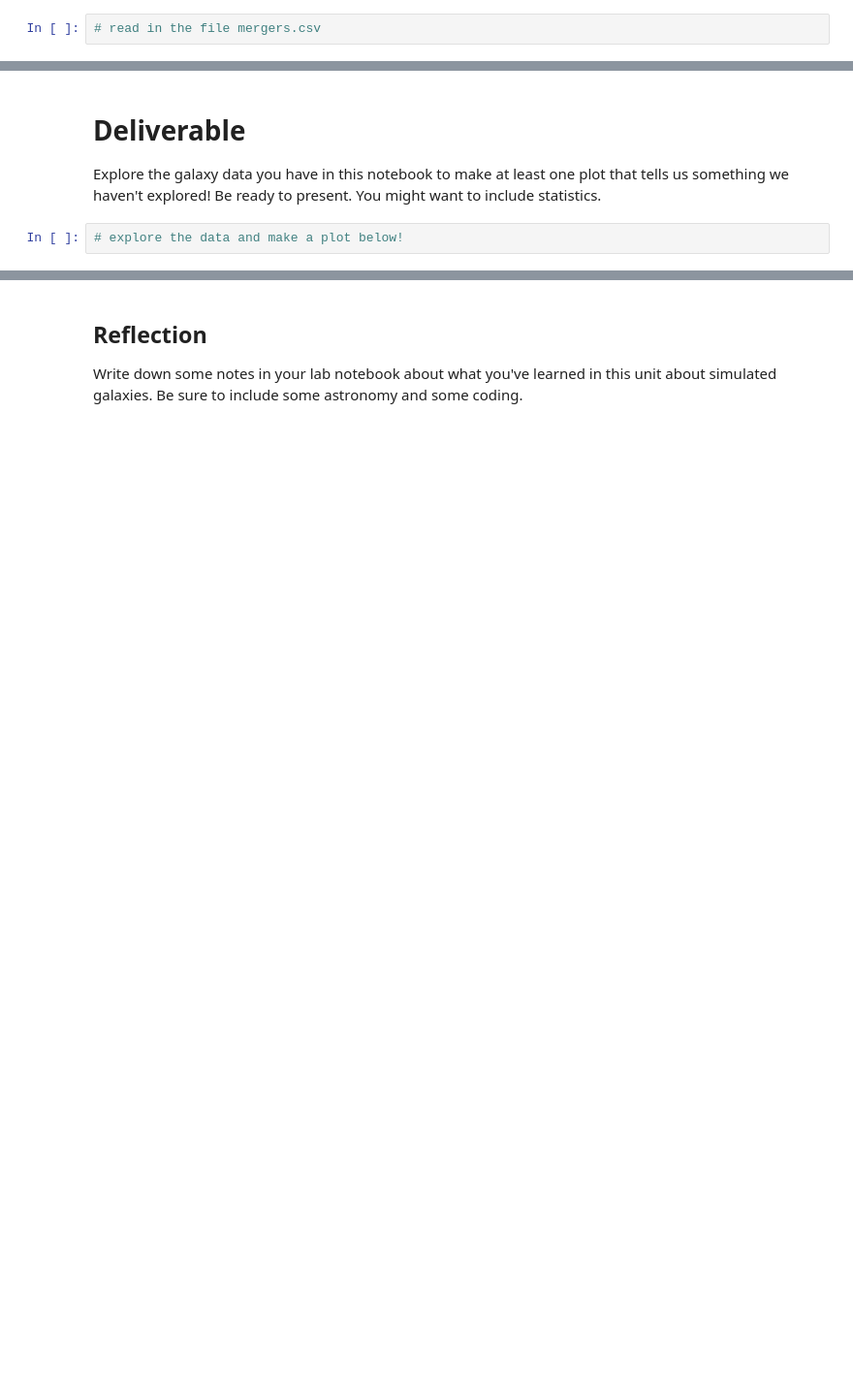
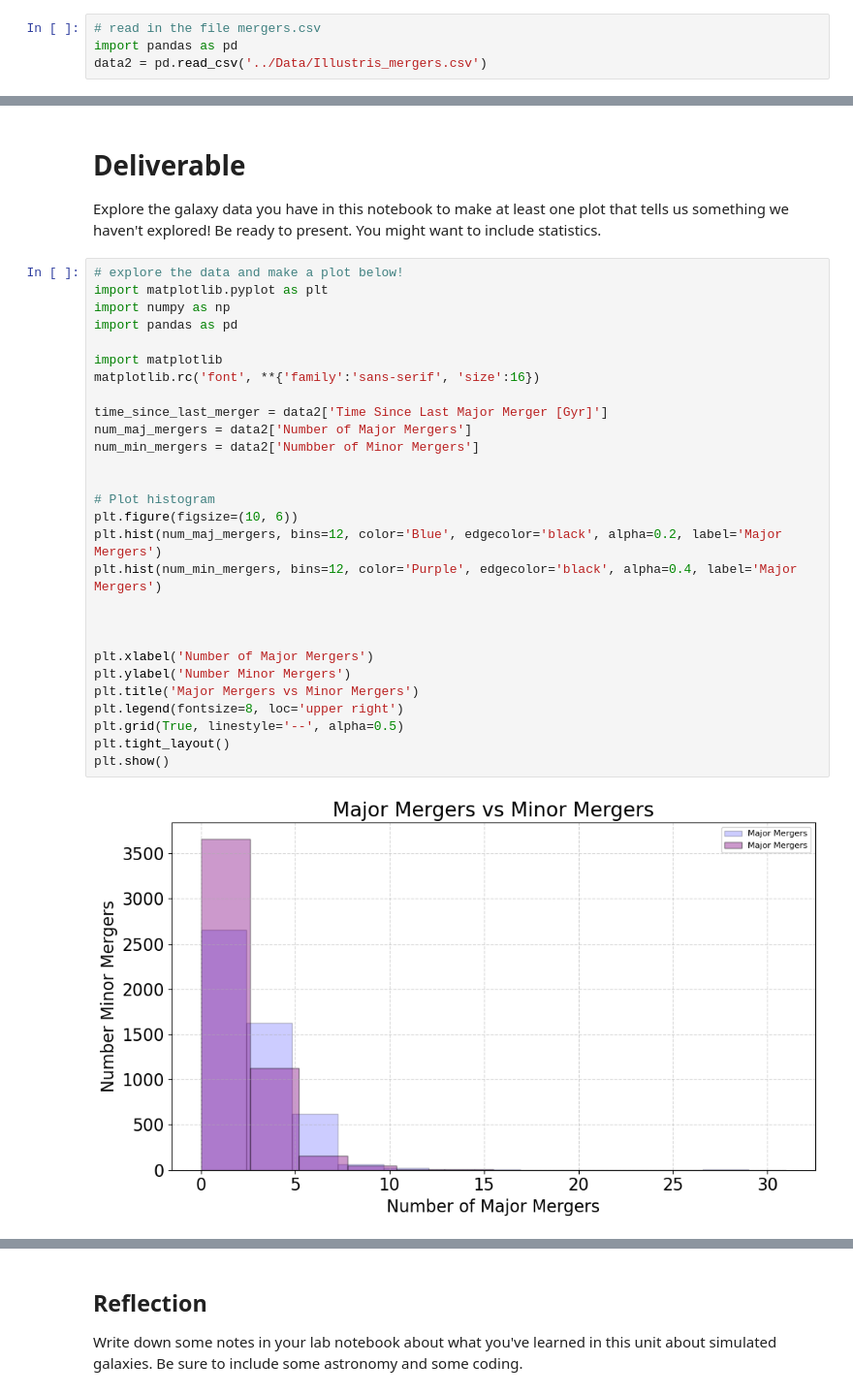
Before and after one commit to PrisonTeachingInitiative/CFR-2025, a Jupyter notebook: Astro/Blank/7 - Simulated Galaxies Pt2.ipynb, the cells around one changed output, grey strips where cells are left out. Shown at 97% size. Saved outputs shown, nothing was run; the diff lists cells and outputs as text; blank space fills up the shorter version.

```diff
--- a/Astro/Blank/7 - Simulated Galaxies Pt2.ipynb
+++ b/Astro/Blank/7 - Simulated Galaxies Pt2.ipynb
@@ -167,5 +167,7 @@ The standard deviation of the color of elliptical galaxies is 0.09
 So far, we have confirmed that in at least some ways, the simulated galaxies behave like observed ones! Cool, but let's learn something new! I said that we can use galaxy simulations to learn about mergers. Let's do that! Read in the mergers files and check out what it contains.
 # %%
 # read in the file mergers.csv
+import pandas as pd
+data2 = pd.read_csv('../Data/Illustris_mergers.csv')
 # %%
 # examine the data
@@ -190,5 +208,33 @@ So far, we have confirmed that in at least some ways, the simulated galaxies beh
 # Deliverable
 
 Explore the galaxy data you have in this notebook to make at least one plot that tells us something we haven't explored! Be ready to present. You might want to include statistics.
-# %%
-# explore the data and make a plot below!
+# %%
+# explore the data and make a plot below!
+import matplotlib.pyplot as plt
+import numpy as np
+import pandas as pd
+
+import matplotlib
+matplotlib.rc('font', **{'family':'sans-serif', 'size':16})
+
+time_since_last_merger = data2['Time Since Last Major Merger [Gyr]']
+num_maj_mergers = data2['Number of Major Mergers']
+num_min_mergers = data2['Numbber of Minor Mergers']
+
+
+# Plot histogram
+plt.figure(figsize=(10, 6))
+plt.hist(num_maj_mergers, bins=12, color='Blue', edgecolor='black', alpha=0.2, label='Major Mergers')
+plt.hist(num_min_mergers, bins=12, color='Purple', edgecolor='black', alpha=0.4, label='Major Mergers')
+
+
+
+plt.xlabel('Number of Major Mergers')
+plt.ylabel('Number Minor Mergers')
+plt.title('Major Mergers vs Minor Mergers')
+plt.legend(fontsize=8, loc='upper right')
+plt.grid(True, linestyle='--', alpha=0.5)
+plt.tight_layout()
+plt.show()
+# %% [output]
+[figure, added]
```
Also changed, not shown: parts of 6 cells of this notebook.
